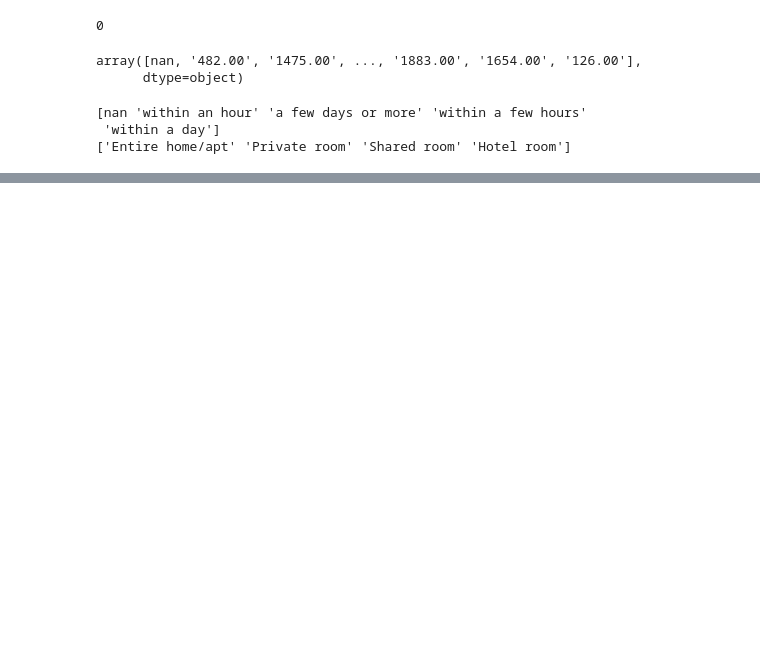
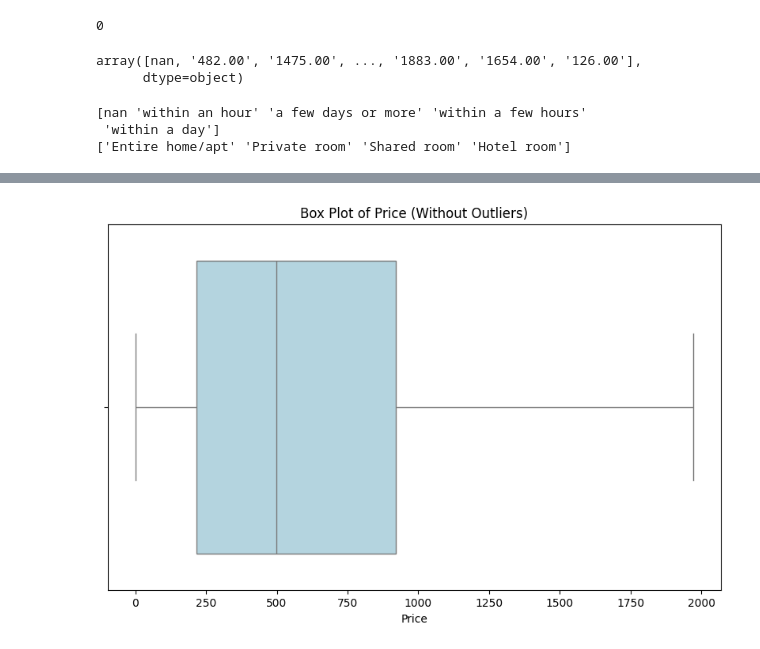
Before and after one commit to alelledo/Hong-Kong_project, a Jupyter notebook: Hong-Kong-project.ipynb, the cells around one changed output, grey strips where cells are left out. Drawn from its saved outputs; the diff is of its cells as text; code cells hidden in the pictures; blank space fills up the shorter version.

```diff
--- a/Hong-Kong-project.ipynb
+++ b/Hong-Kong-project.ipynb
@@ -159,0 +183,22 @@ listings[percentage_columns] = listings[percentage_columns].replace('%', '', reg
+# %%
+# Calculate quartiles
+Q1 = listings['price'].quantile(0.25)
+Q3 = listings['price'].quantile(0.75)
+
+# Calculate interquartile range (IQR)
+IQR = Q3 - Q1
+
+# Define upper bound
+upper_bound = Q3 + 1.5 * IQR
+
+# Replace outliers with values within the top quartile
+listings['price'] = listings['price'].apply(lambda x: Q3 if x > upper_bound else x)
+
+# Plot box plot of the updated "price" variable
+plt.figure(figsize=(10, 6))
+sns.boxplot(x=listings['price'], color='lightblue')
+plt.title('Box Plot of Price (Without Outliers)')
+plt.xlabel('Price')
+plt.show()
+# %% [output]
+[figure, added]
```
Also changed, not shown: parts of 11 cells of this notebook.
